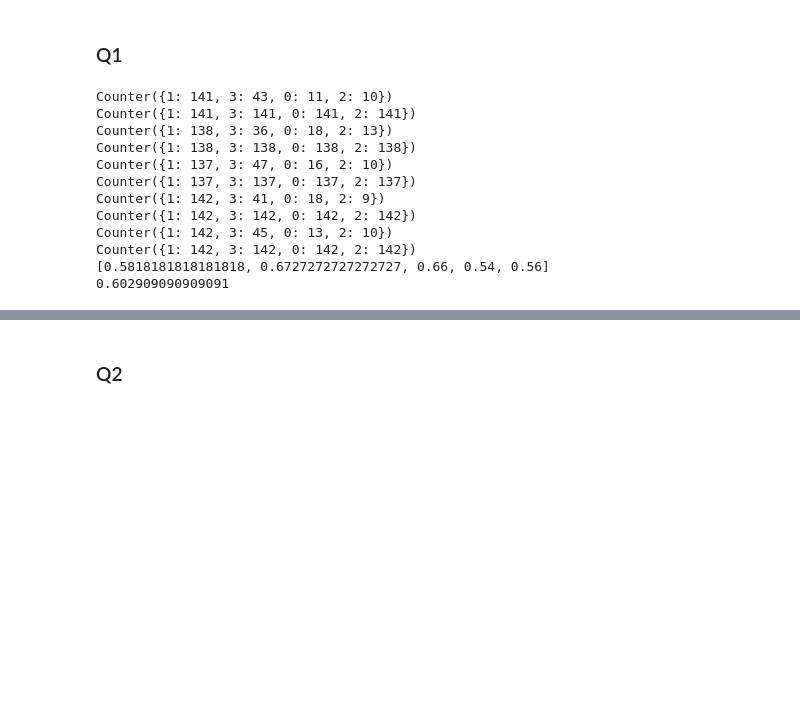
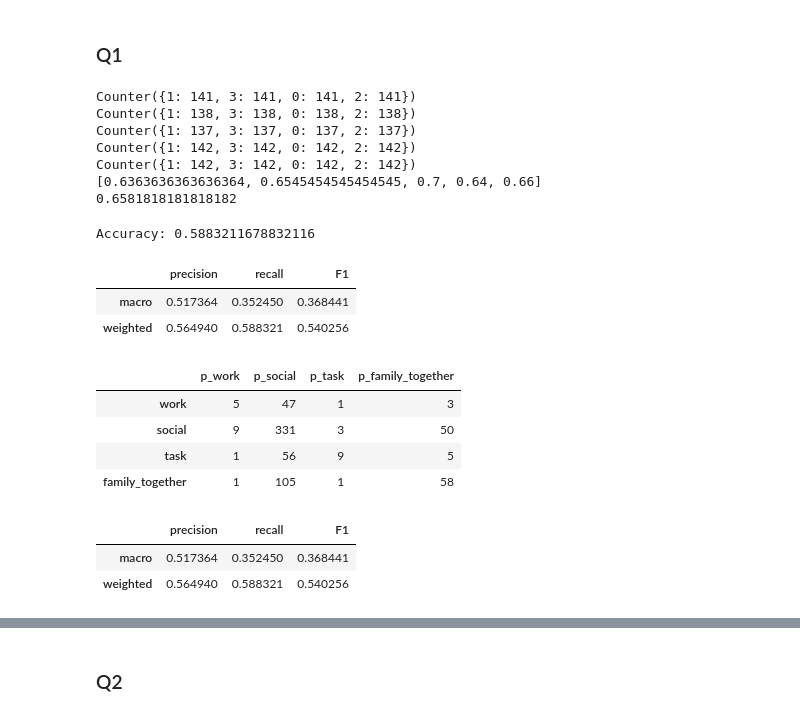
Before and after one commit to tliu526/relationship-prediction, a Jupyter notebook: notebooks/subpopulation_prediction.ipynb, the cells around one changed output, grey strips where cells are left out. Saved outputs shown, nothing was run; the diff lists cells and outputs as text; code cells hidden in the pictures; blank space fills up the shorter version.

Commit message:
updates subpopulation notebook from y50

```diff
--- a/notebooks/subpopulation_prediction.ipynb
+++ b/notebooks/subpopulation_prediction.ipynb
@@ -378,55 +377,65 @@ display(sig_features)
 # %% [markdown]
 ### Q1
 # %%
-top5_base_q1 = top5_base_data.loc[top5_base_data['ego_age_q'] == 'age_q1']
-top5_base_q1_train_y = top5_base_q1['contact_type']
-top5_base_q1_train_X = top5_base_q1.drop(['pid', 'combined_hash', 'ego_age_q'] + predict_targets, axis=1, errors='ignore')
+top5_base_q1_train_data = pickle.load(open("../data/subpop_features/top5_base_q1_train_features.df", "rb"))
+top5_base_q1_test_data = pickle.load(open("../data/subpop_features/top5_base_q1_test_features.df", "rb"))
 
-#top5_base_q1_train_X = top5_base_q1_train_data[top5_base_q1_train_data.columns[top5_base_q1_train_data.columns.str.startswith("ego")]]
+top5_base_q1_train_data = top5_base_q1_train_data.replace(replace_dict_4clf)
+top5_base_q1_train_y = top5_base_q1_train_data['contact_type']
+top5_base_q1_train_X = top5_base_q1_train_data.drop(['pid', 'combined_hash', 'ego_age_q'] + predict_targets, axis=1, errors='ignore')
+top5_base_q1_cols = top5_base_q1_train_X.columns.values
 top5_base_q1_train_X = normalize(top5_base_q1_train_X)
-#top5_base_q1_test_X = top5_base_q1_test_data.drop(['pid', 'combined_hash', 'ego_age_q'] + predict_targets, axis=1, errors='ignore')
 
-#top5_base_q1_test_y = top5_base_q1_test_data['contact_type']
-#top5_base_q1_test_X = top5_base_q1_test_data[top5_base_q1_train_data.columns[top5_base_q1_train_data.columns.str.startswith("ego")]]
-#top5_base_q1_test_X = normalize(top5_base_q1_test_X)
+top5_base_q1_test_data = top5_base_q1_test_data.replace(replace_dict_4clf)
+top5_base_q1_test_y = top5_base_q1_test_data['contact_type']
+top5_base_q1_test_X = top5_base_q1_test_data.drop(['pid', 'combined_hash', 'ego_age_q'] + predict_targets, axis=1, errors='ignore')
+top5_base_q1_test_X = normalize(top5_base_q1_test_X)
 
-groups = build_cv_groups(top5_base_q1['pid'])
+top5_base_q1_clf = RandomForestClassifier(random_state=rand_state, n_jobs=4, n_estimators=100, warm_start=False)
+
+groups = build_cv_groups(top5_base_q1_train_data['pid'])
 #group_kfold = GroupKFold(n_splits=len(set(groups)))
-group_kfold = GroupKFold(n_splits=5)
+group_kfold_res = GroupKFoldSample(n_splits=5, random_state=rand_state)
 
 cv_scores = []
-
-for fold_train_idx, fold_test_idx in group_kfold.split(top5_base_q1_train_X, top5_base_q1_train_y, groups):
-    #print(len(fold_train_idx))
-    #print(top5_base_q1_train_X.shape)
-    #print(top5_base_q1_train_y.shape)
+for fold_train_idx, fold_test_idx in group_kfold_res.split(top5_base_q1_train_X, top5_base_q1_train_y, groups):
     top5_base_q1_clf = RandomForestClassifier(random_state=2, n_jobs=4, n_estimators=100, warm_start=False)
     fold_train_X = top5_base_q1_train_X[fold_train_idx]
     fold_train_y = top5_base_q1_train_y.values[fold_train_idx]
     fold_test_X = top5_base_q1_train_X[fold_test_idx]
     fold_test_y = top5_base_q1_train_y.values[fold_test_idx]
 
-    sm = SMOTE(random_state=2)
     print(Counter(fold_train_y))
-    X_res, y_res = sm.fit_resample(fold_train_X, fold_train_y)
-    print(Counter(y_res))
-    top5_base_q1_clf.fit(X_res, y_res)
+    top5_base_q1_clf.fit(fold_train_X, fold_train_y)
     predict = top5_base_q1_clf.predict(fold_test_X)
     cv_scores.append(accuracy_score(fold_test_y, predict))
-#cv_scores = cross_val_score(top5_base_q1_clf, top5_base_q1_train_X, top5_base_q1_train_y, cv=group_kfold.split(top5_base_q1_train_X, top5_base_q1_train_y, groups))
-
 print(cv_scores)
 print(np.mean(cv_scores))
 # %% [output]
-Counter({1: 141, 3: 43, 0: 11, 2: 10})
 Counter({1: 141, 3: 141, 0: 141, 2: 141})
-Counter({1: 138, 3: 36, 0: 18, 2: 13})
 Counter({1: 138, 3: 138, 0: 138, 2: 138})
-Counter({1: 137, 3: 47, 0: 16, 2: 10})
 Counter({1: 137, 3: 137, 0: 137, 2: 137})
-Counter({1: 142, 3: 41, 0: 18, 2: 9})
 Counter({1: 142, 3: 142, 0: 142, 2: 142})
-Counter({1: 142, 3: 45, 0: 13, 2: 10})
 Counter({1: 142, 3: 142, 0: 142, 2: 142})
-[0.5818181818181818, 0.6727272727272727, 0.66, 0.54, 0.56]
-0.602909090909091
+[0.6363636363636364, 0.6545454545454545, 0.7, 0.64, 0.66]
+0.6581818181818182
+# %%
+rs = RandomOverSampler(random_state=rand_state)
+X_res, y_res = rs.fit_resample(top5_base_q1_train_X, top5_base_q1_train_y)
+#top5_base_q1_clf.fit(top5_base_q1_train_X, top5_base_q1_train_y)
+top5_base_q1_clf.fit(X_res, y_res)
+pred = top5_base_q1_clf.predict(top5_base_q1_test_X)
+print_clf_metrics(top5_base_q1_test_y, pred, contact_types_4clf)
+# %% [output]
+Accuracy: 0.5883211678832116
+|  | precision | recall | F1 |
+| macro | 0.517364 | 0.352450 | 0.368441 |
+| weighted | 0.564940 | 0.588321 | 0.540256 |
+|  | p_work | p_social | p_task | p_family_together |
+| work | 5 | 47 | 1 | 3 |
+| social | 9 | 331 | 3 | 50 |
+| task | 1 | 56 | 9 | 5 |
+| family_together | 1 | 105 | 1 | 58 |
+|  | precision | recall | F1 |
+| macro | 0.517364 | 0.352450 | 0.368441 |
+| weighted | 0.564940 | 0.588321 | 0.540256 |
```
Also changed, not shown: parts of 74 cells of this notebook.
